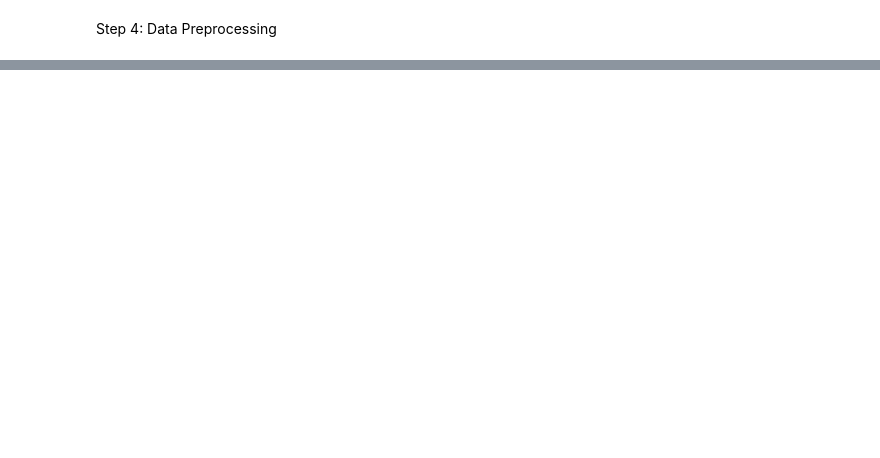
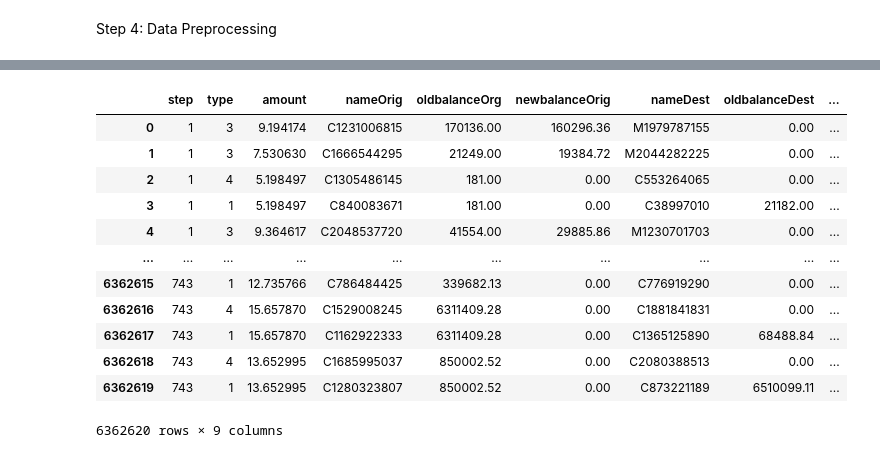
Before and after one commit to Aryzenshi/payments-fraud-detection, a Jupyter notebook: training/online payments fraud detection.ipynb, the cells around one changed output, grey strips where cells are left out. Saved outputs shown, nothing was run; the diff lists cells and outputs as text; code cells hidden in the pictures; blank space fills up the shorter version.

Commit message:
Finished Data Preprocessing - Null values handled, outliers handled, object data labelencoded, split data into test and train - DONE

```diff
--- a/training/online payments fraud detection.ipynb
+++ b/training/online payments fraud detection.ipynb
@@ -253,0 +335,8 @@ Step 4: Data Preprocessing
+# %%
+df['amount']=np.log(df['amount'])
+# %%
+# Object Label Coding
+from sklearn.preprocessing import LabelEncoder
+
+la = LabelEncoder()
+df['type'] = la.fit_transform(df['type'])
@@ -253,0 +353,21 @@ Step 4: Data Preprocessing
+# %%
+# Dividing the dataset into dependent and independent y and x respectively
+
+x = df.drop('isFraud',axis=1)
+y = df['isFraud']
+# %%
+x
+# %% [output]
+|  | step | type | amount | nameOrig | oldbalanceOrg | newbalanceOrig | nameDest | oldbalanceDest | ... |
+| 0 | 1 | 3 | 9.194174 | C1231006815 | 170136.00 | 160296.36 | M1979787155 | 0.00 | ... |
+| 1 | 1 | 3 | 7.530630 | C1666544295 | 21249.00 | 19384.72 | M2044282225 | 0.00 | ... |
+| 2 | 1 | 4 | 5.198497 | C1305486145 | 181.00 | 0.00 | C553264065 | 0.00 | ... |
+| 3 | 1 | 1 | 5.198497 | C840083671 | 181.00 | 0.00 | C38997010 | 21182.00 | ... |
+| 4 | 1 | 3 | 9.364617 | C2048537720 | 41554.00 | 29885.86 | M1230701703 | 0.00 | ... |
+| ... | ... | ... | ... | ... | ... | ... | ... | ... | ... |
+| 6362615 | 743 | 1 | 12.735766 | C786484425 | 339682.13 | 0.00 | C776919290 | 0.00 | ... |
+| 6362616 | 743 | 4 | 15.657870 | C1529008245 | 6311409.28 | 0.00 | C1881841831 | 0.00 | ... |
+| 6362617 | 743 | 1 | 15.657870 | C1162922333 | 6311409.28 | 0.00 | C1365125890 | 68488.84 | ... |
+| 6362618 | 743 | 4 | 13.652995 | C1685995037 | 850002.52 | 0.00 | C2080388513 | 0.00 | ... |
+| 6362619 | 743 | 1 | 13.652995 | C1280323807 | 850002.52 | 0.00 | C873221189 | 6510099.11 | ... |
+6362620 rows × 9 columns
```
Also changed, not shown: parts of 13 cells of this notebook.
